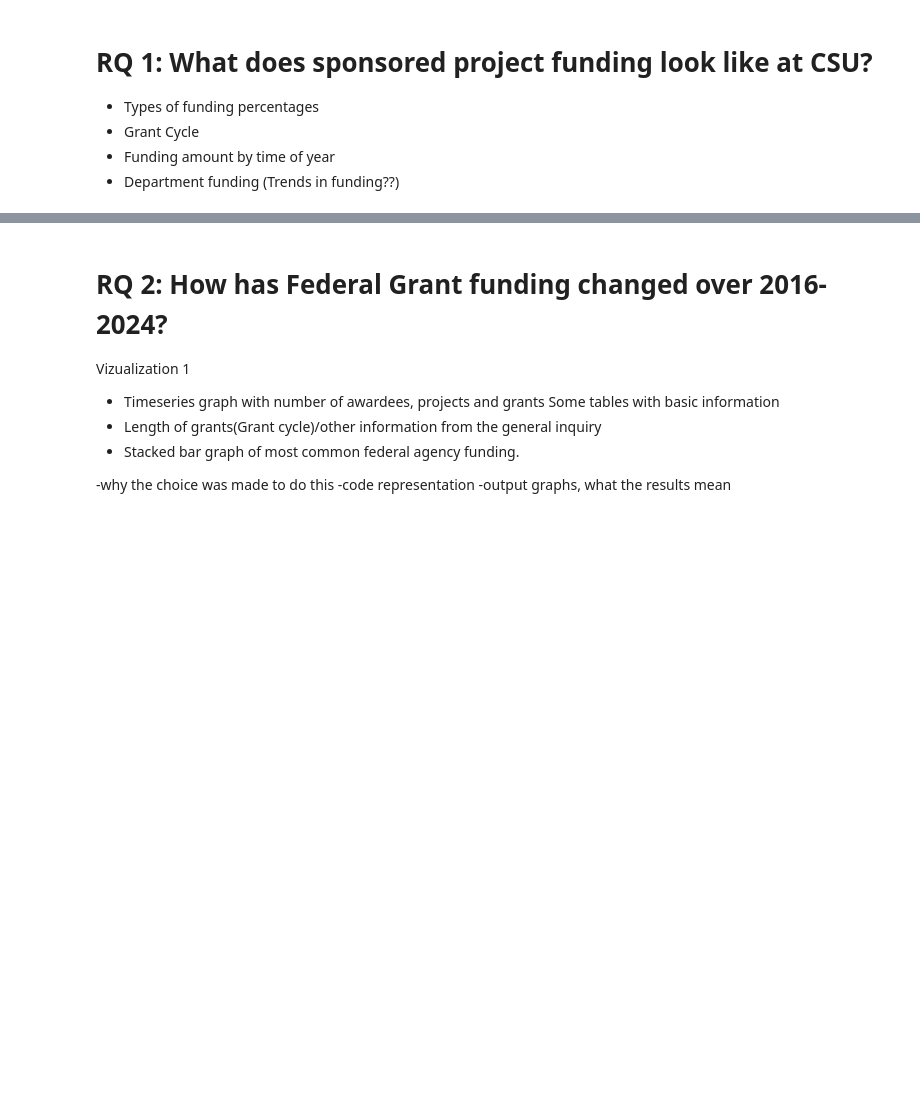
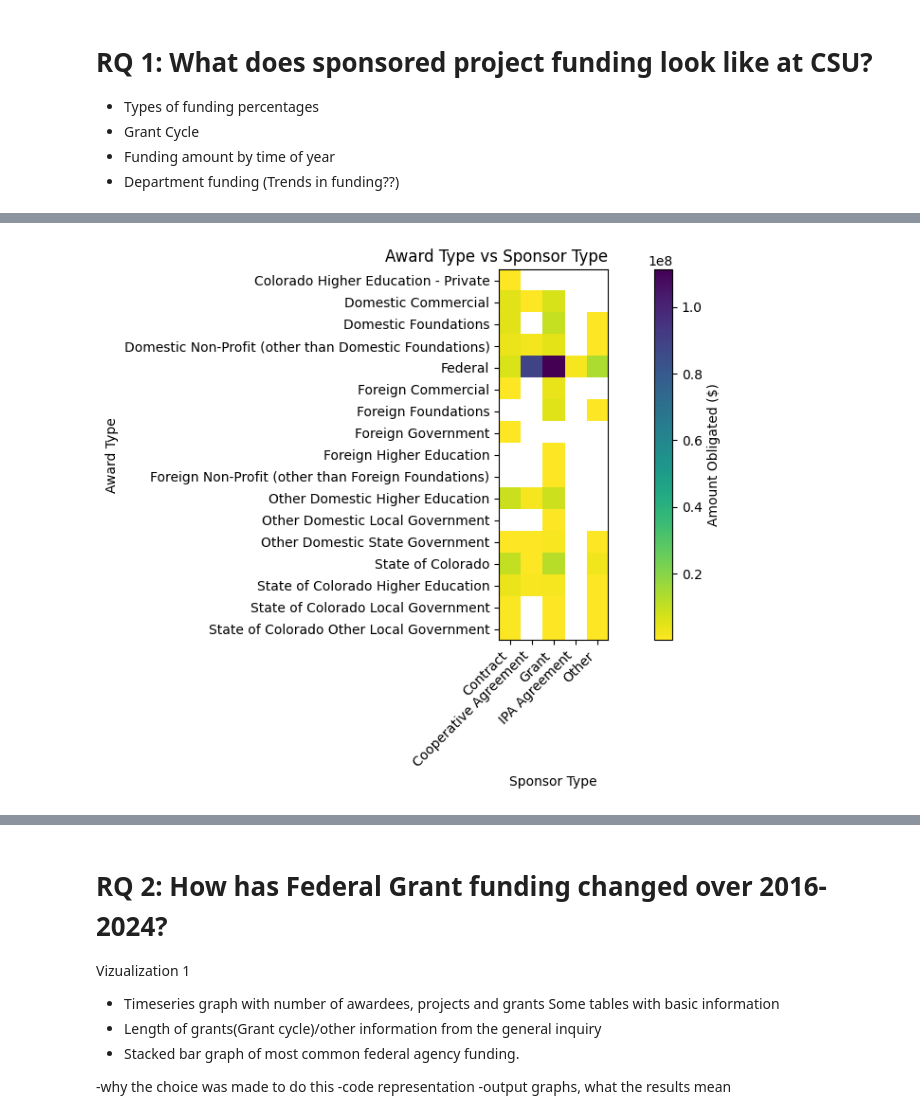
Before and after one commit to TianaGabel/C-2025, a Jupyter notebook: DataWranglingFinalProject.ipynb, the cells around one changed output, grey strips where cells are left out. Cells and saved outputs as stored; diff of their text form; code cells hidden in the pictures; blank space fills up the shorter version.

```diff
--- a/DataWranglingFinalProject.ipynb
+++ b/DataWranglingFinalProject.ipynb
@@ -68,8 +68,14 @@ My initial exploration of the data was looking for a meaningful way to reduce th
 # Import and Data Cleaning
 # %%
 import pandas as pd
+import warnings
+warnings.filterwarnings("ignore")
+
 grant_data = {}
 for year in range(2016,2025):
   file_name = f"FederalGrantFunding{year}.xlsx"
   df = pd.read_excel(file_name, header=0)
   grant_data[year] = df
+
+sponsored_programs_all_2024 = pd.read_excel("AllAwards2024.xlsx")
+faculty_credentials = pd.read_excel("Faculty-Credentials.xlsx")
@@ -81,0 +121,24 @@ for year in range(2016,2025):
+# %%
+import matplotlib.pyplot as plt
+import matplotlib.cm as cm
+# Credit to "https://stackoverflow.com/questions/43943784/having-both-set-under-and-set-bad-working-in-matplotlib-contourf-plot" for how to update colormap
+
+# New Table for graphing
+award_type_by_sponsor_type = pd.pivot_table(sponsored_programs_all_2024, values='Obligated Amount', columns='Award Type', index='Sponsor Type', aggfunc='sum')
+plt.figure(figsize=(10, 6))
+colMap = cm.viridis_r
+colMap.set_bad(color='white')
+plt.imshow(award_type_by_sponsor_type, cmap=colMap)
+plt.title("Award Type vs Sponsor Type",loc='right')
+plt.xlabel("Sponsor Type")
+plt.ylabel("Award Type")
+plt.colorbar(label='Amount Obligated ($)')
+plt.margins(0.1)
+
+plt.xticks(ticks=range(len(award_type_by_sponsor_type.columns)), labels=award_type_by_sponsor_type.columns, rotation=45, ha='right')
+plt.yticks(ticks=range(len(award_type_by_sponsor_type.index)), labels=award_type_by_sponsor_type.index)
+
+plt.tight_layout()
+plt.show()
+# %% [output]
+[figure, added]
```
Also changed, not shown: parts of 3 cells of this notebook.
